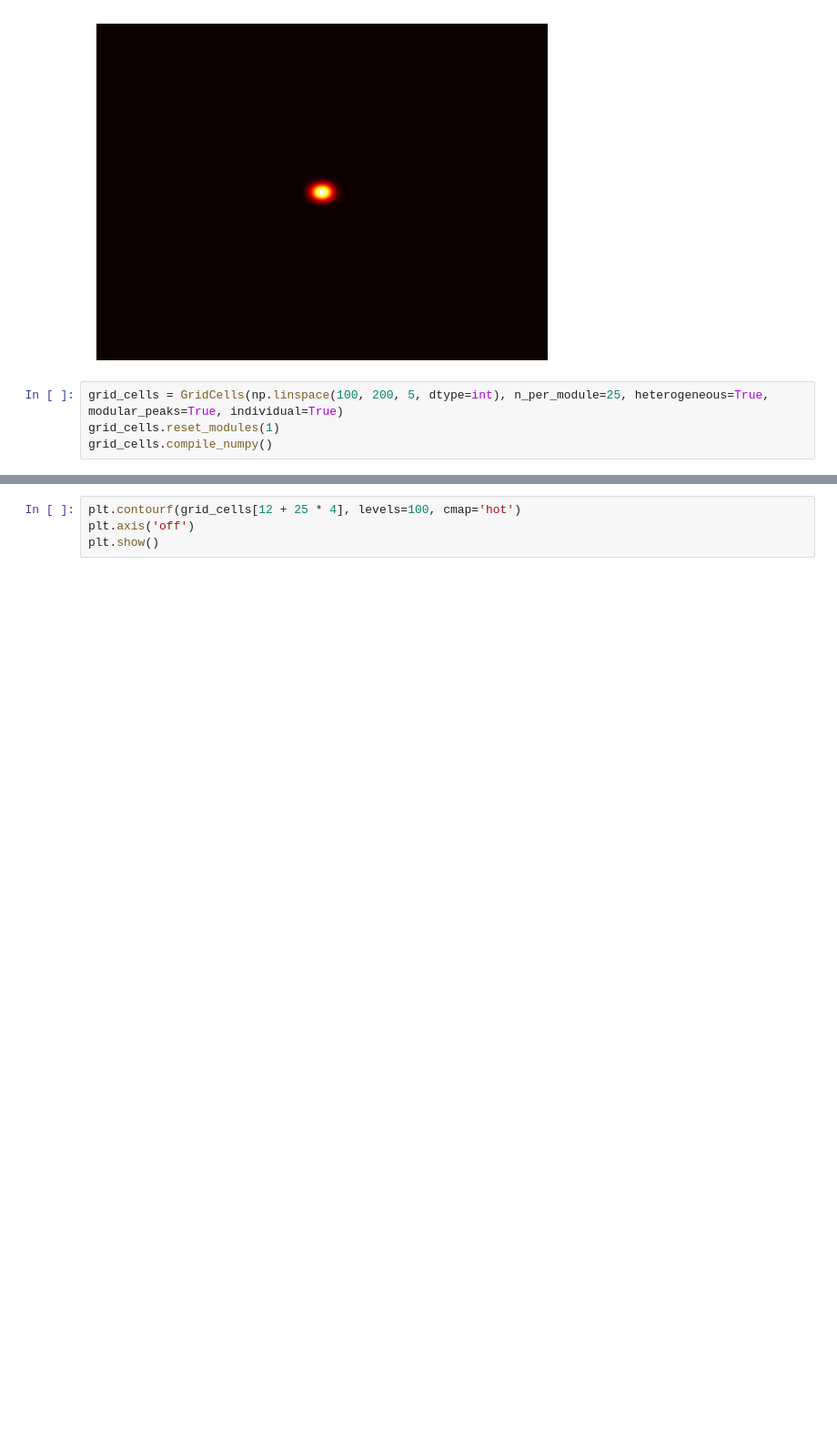
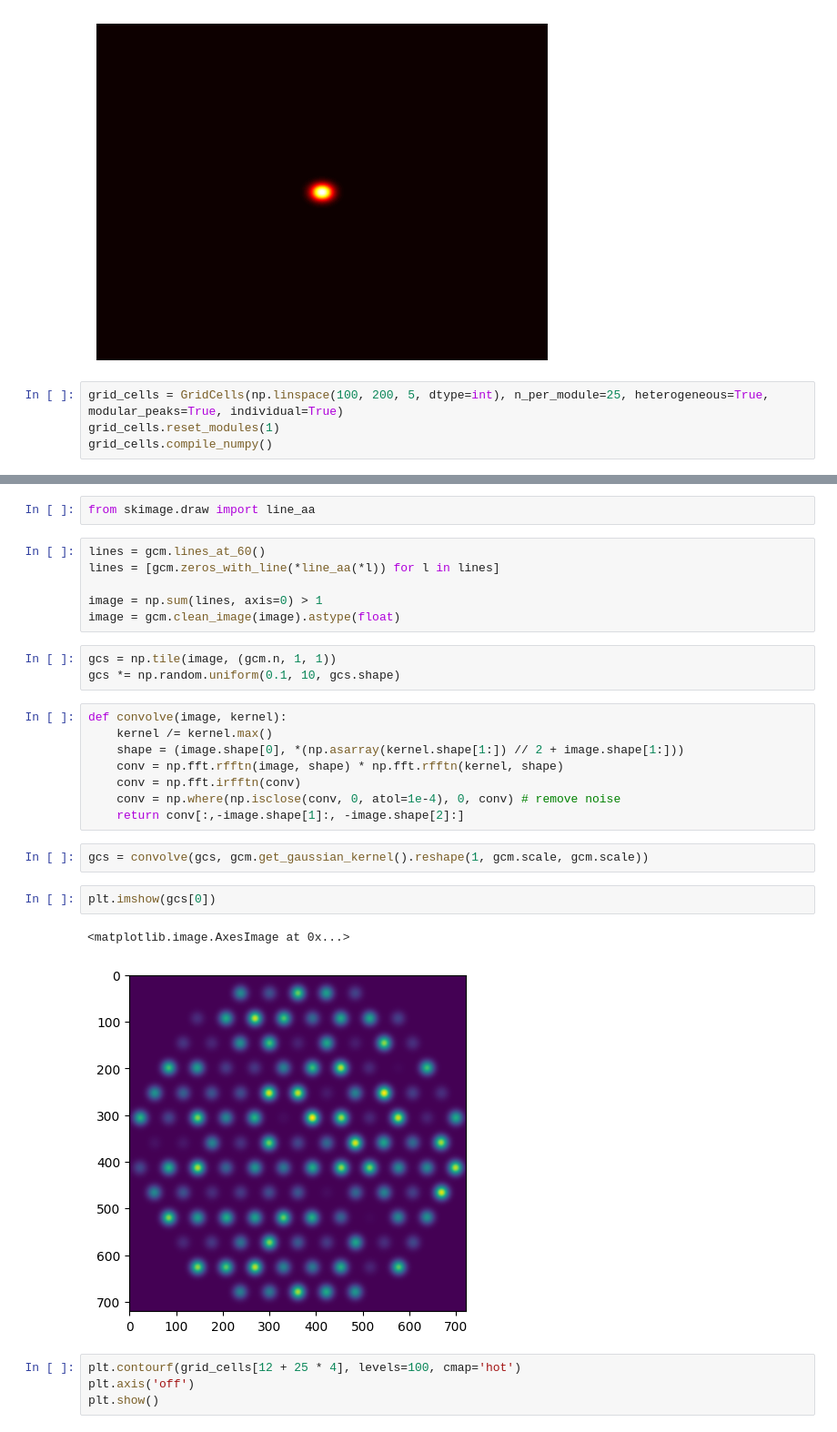
Before and after one commit to ChackMociute/Master-Thesis, a Jupyter notebook: grid_cells.ipynb, the cells around one changed output, grey strips where cells are left out. Shown at 91% size. Cells and saved outputs as stored; diff of their text form; blank space fills up the shorter version.

```diff
--- a/grid_cells.ipynb
+++ b/grid_cells.ipynb
@@ -33,3 +35,29 @@ grid_cells.compile_numpy()
+# %%
+from skimage.draw import line_aa
+# %%
+lines = gcm.lines_at_60()
+lines = [gcm.zeros_with_line(*line_aa(*l)) for l in lines]
+
+image = np.sum(lines, axis=0) > 1
+image = gcm.clean_image(image).astype(float)
+# %%
+gcs = np.tile(image, (gcm.n, 1, 1))
+gcs *= np.random.uniform(0.1, 10, gcs.shape)
+# %%
+def convolve(image, kernel):
+    kernel /= kernel.max()
+    shape = (image.shape[0], *(np.asarray(kernel.shape[1:]) // 2 + image.shape[1:]))
+    conv = np.fft.rfftn(image, shape) * np.fft.rfftn(kernel, shape)
+    conv = np.fft.irfftn(conv)
+    conv = np.where(np.isclose(conv, 0, atol=1e-4), 0, conv) # remove noise
+    return conv[:,-image.shape[1]:, -image.shape[2]:]
+# %%
+gcs = convolve(gcs, gcm.get_gaussian_kernel().reshape(1, gcm.scale, gcm.scale))
+# %%
+plt.imshow(gcs[0])
+# %% [output]
+<matplotlib.image.AxesImage at 0x...>
+[figure, added]
 # %%
 plt.contourf(grid_cells[12 + 25 * 4], levels=100, cmap='hot')
 plt.axis('off')
```
Also changed, not shown: parts of 1 cell of this notebook.
